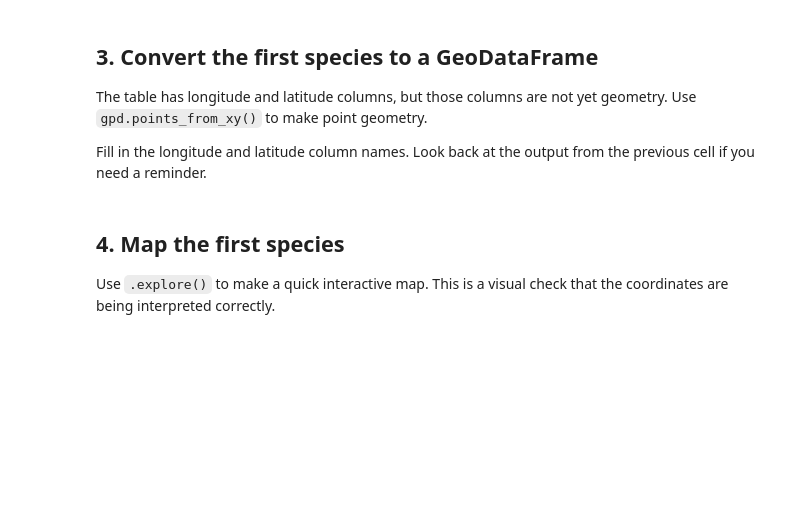
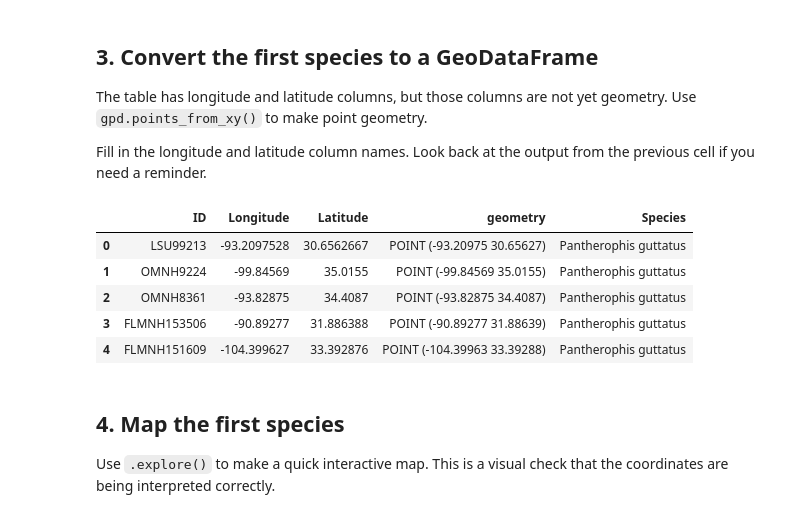
Before and after one commit to carlycoughlin-ux/BIO597-SpatialBiodiversity, a Jupyter notebook: docs/assignments/Assignment-01-Geopandas.ipynb, the cells around one changed output. Drawn from its saved outputs; the diff is of its cells as text; code cells hidden in the pictures; blank space fills up the shorter version.

```diff
--- a/docs/assignments/Assignment-01-Geopandas.ipynb
+++ b/docs/assignments/Assignment-01-Geopandas.ipynb
@@ -40,7 +40,7 @@ Start with corn snake, *Pantherophis guttatus*. The first goal is only to read t
 
 Complete the filename in the first line, then run the cell.
 # %%
-pguttatus_csv = "../labs/EasternSnakes/__________"
+pguttatus_csv = "../labs/EasternSnakes/Pguttatus_coords.csv"
 
 pguttatus_df = gpd.read_file(pguttatus_csv)
 pguttatus_df.head()
@@ -53,12 +60,19 @@ Fill in the longitude and latitude column names. Look back at the output from th
 # %%
 pguttatus_gdf = gpd.GeoDataFrame(
     pguttatus_df,
-    geometry=gpd.points_from_xy(pguttatus_df["__________"], pguttatus_df["__________"]),
+    geometry=gpd.points_from_xy(pguttatus_df["Longitude"], pguttatus_df["Latitude"]),
     crs="EPSG:4326",
 )
 
 pguttatus_gdf["Species"] = "Pantherophis guttatus"
 pguttatus_gdf.head()
+# %% [output]
+|  | ID | Longitude | Latitude | geometry | Species |
+| 0 | LSU99213 | -93.2097528 | 30.6562667 | POINT (-93.20975 30.65627) | Pantherophis guttatus |
+| 1 | OMNH9224 | -99.84569 | 35.0155 | POINT (-99.84569 35.0155) | Pantherophis guttatus |
+| 2 | OMNH8361 | -93.82875 | 34.4087 | POINT (-93.82875 34.4087) | Pantherophis guttatus |
+| 3 | FLMNH153506 | -90.89277 | 31.886388 | POINT (-90.89277 31.88639) | Pantherophis guttatus |
+| 4 | FLMNH151609 | -104.399627 | 33.392876 | POINT (-104.39963 33.39288) | Pantherophis guttatus |
 # %% [markdown]
 ## 4. Map the first species
 
```
Also changed, not shown: parts of 18 cells of this notebook.
